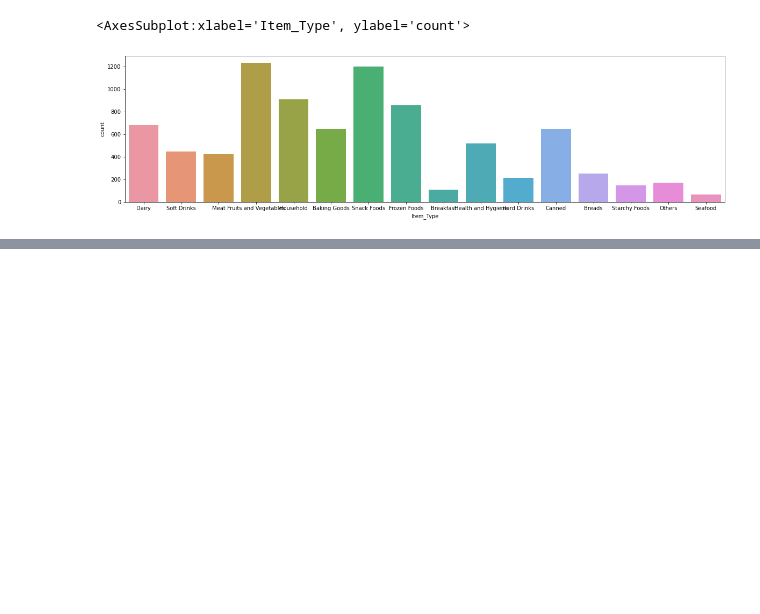
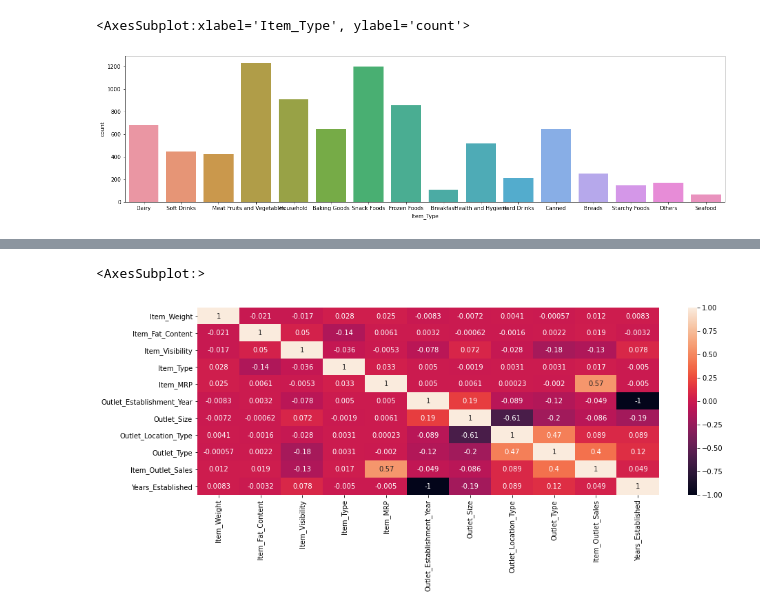
Before and after one commit to kanishkaRandunu/BigMart-Sales-Prediction, a Jupyter notebook: Big Mart Sales.ipynb, the cells around one changed output, grey strips where cells are left out. Drawn from its saved outputs; the diff is of its cells as text; code cells hidden in the pictures; blank space fills up the shorter version.

```diff
--- a/Big Mart Sales.ipynb
+++ b/Big Mart Sales.ipynb
@@ -320,0 +392,8 @@ df_test['Item_Visibility'] = df_test['Item_Visibility'].replace(0,df_test['Item_
+# %%
+le = LabelEncoder()
+
+to_encode = ['Item_Fat_Content','Outlet_Location_Type','Outlet_Size','Outlet_Type','Item_Type']
+
+for i in to_encode:
+    df_train[i] = le.fit_transform(df_train[i])
+    df_test[i] = le.fit_transform(df_test[i])
@@ -320,0 +409,9 @@ df_test['Item_Visibility'] = df_test['Item_Visibility'].replace(0,df_test['Item_
+# %%
+#let's have a look at the correlations between these fields
+
+corr = df_train.corr()
+plt.figure(figsize=(15,5))
+sns.heatmap(corr, annot=True )
+# %% [output]
+<AxesSubplot:>
+[figure, added]
```
Also changed, not shown: parts of 51 cells of this notebook.
